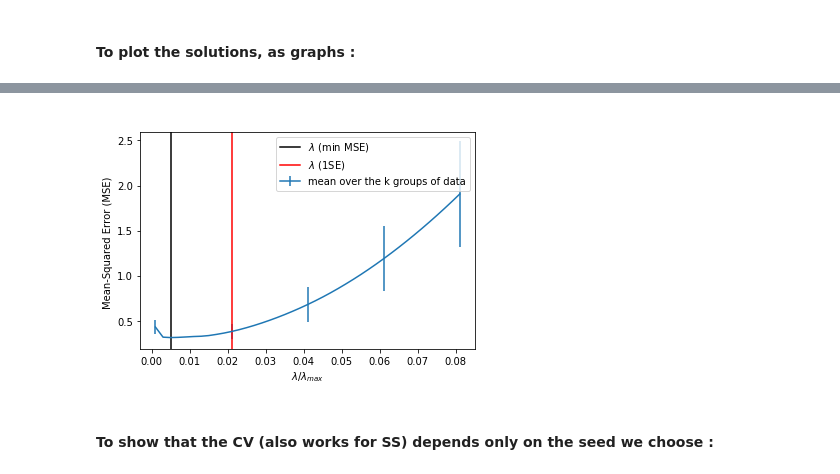
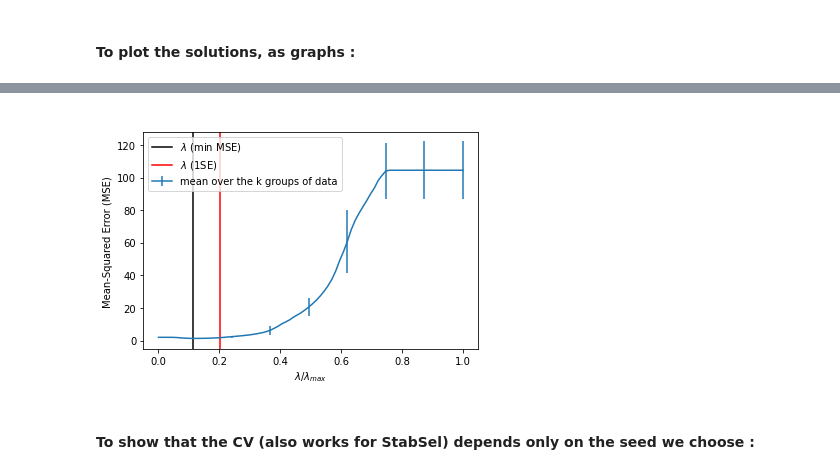
Before and after one commit to Leo-Simpson/c-lasso, a Jupyter notebook: examples/Notebook.ipynb, the cells around one changed output, grey strips where cells are left out. Saved outputs shown, nothing was run; the diff lists cells and outputs as text; code cells hidden in the pictures.

```diff
--- a/examples/Notebook.ipynb
+++ b/examples/Notebook.ipynb
@@ -145,11 +141,11 @@ root.tree()
          ├── selected_param (100,) bool
          └── to_label (100,) bool
 # %%
-problem.solution.CV.graphic(ratio_mse_max = 1.)
+problem.solution.CV.graphic(ratio_mse_max = 1000.)
 # %% [output]
-[figure, old version]
+[figure, new version]
 # %% [markdown]
-#### To show that the CV (also works for SS) depends only on the seed we choose :
+#### To show that the CV (also works for StabSel) depends only on the seed we choose :
 # %%
 problem = classo_problem(X,y)
 MS = problem.model_selection
```
Also changed, not shown: parts of 7 cells of this notebook, 5 other files.
